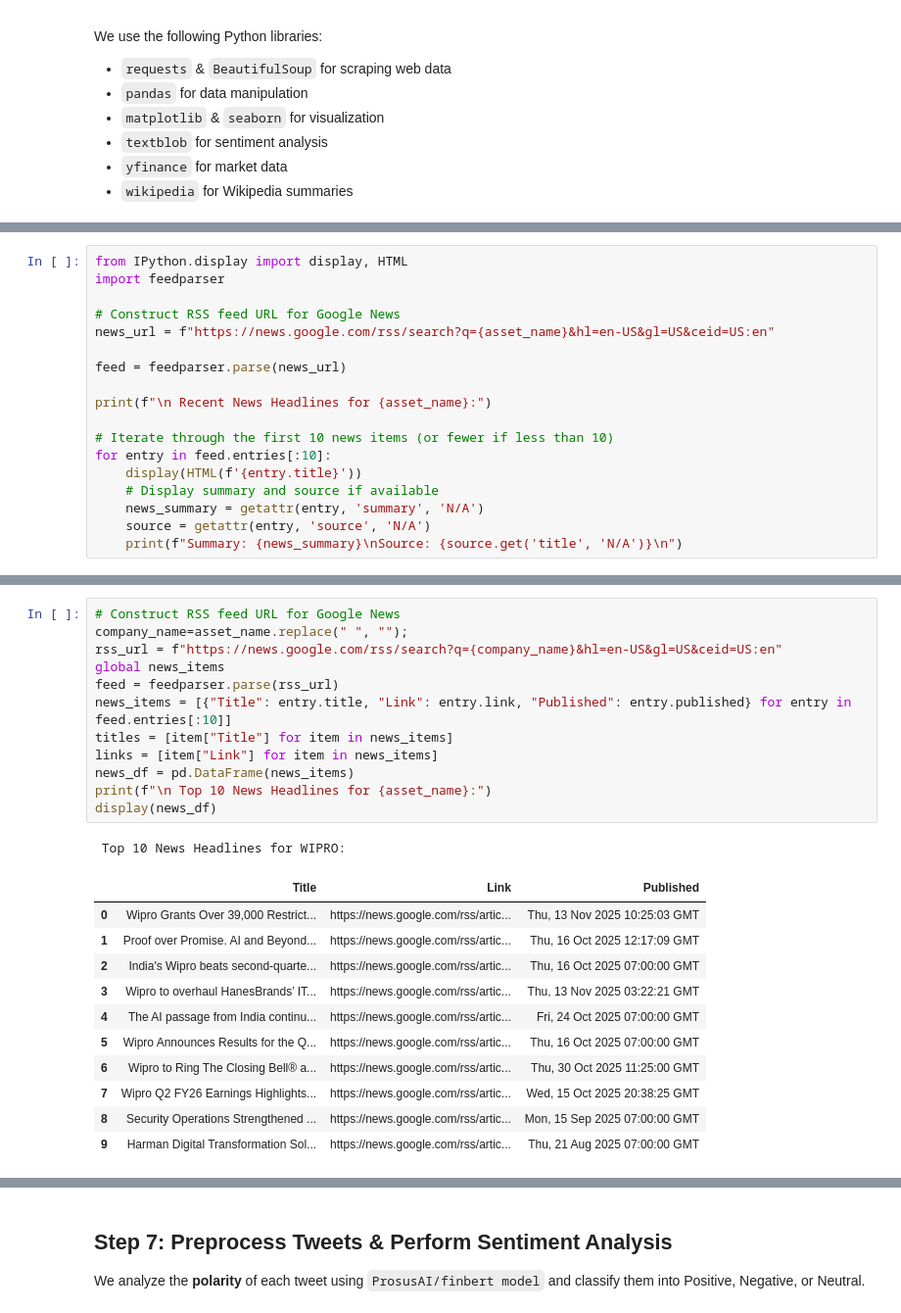
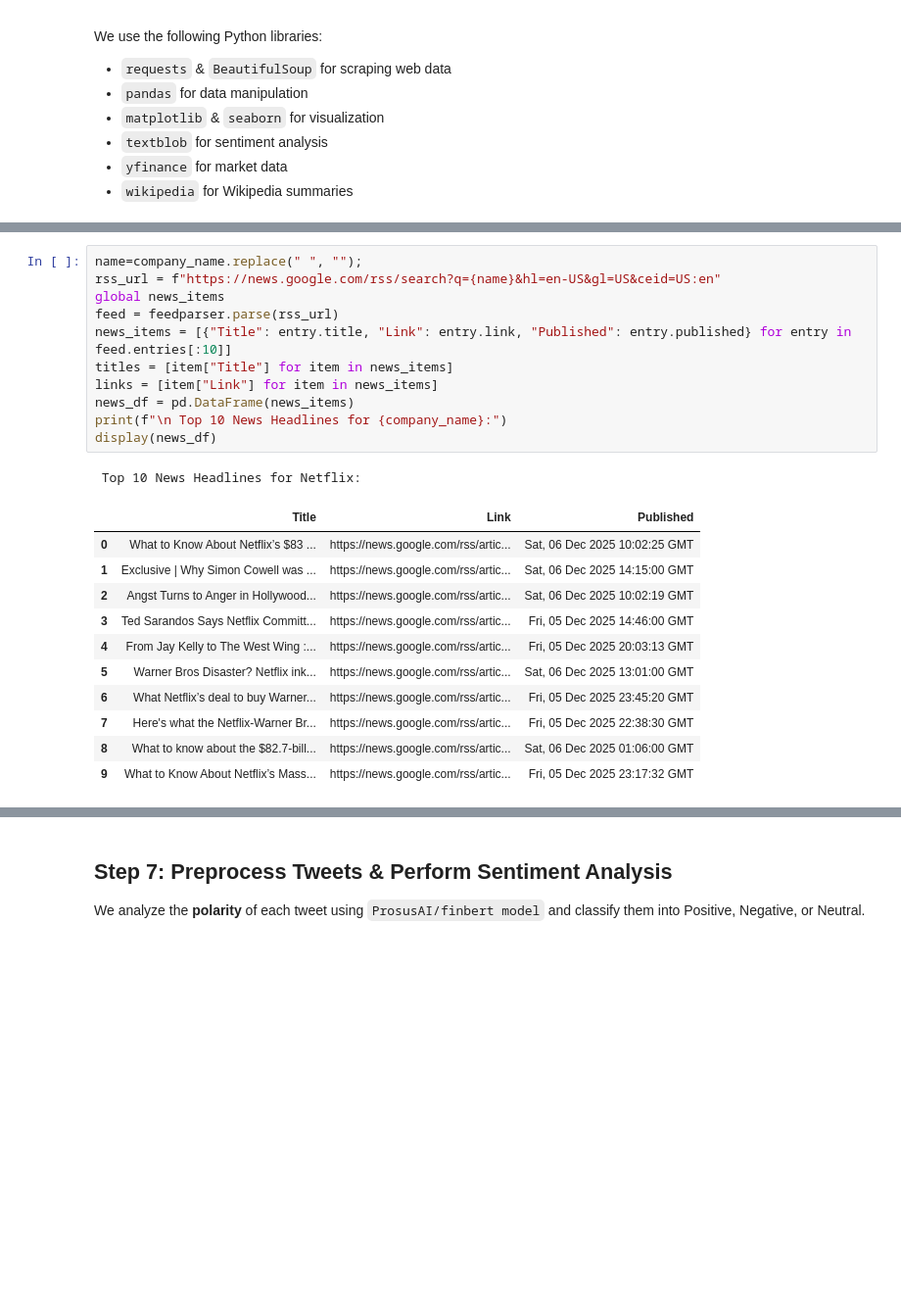
Before and after one commit to gopichandchalla16/infosys-internship-real-time-industry-insight-system, a Jupyter notebook: Project_Sprint1.ipynb, the cells around one changed output, grey strips where cells are left out. Shown at 98% size. Cells and saved outputs as stored; diff of their text form; blank space fills up the shorter version.

```diff
--- a/Project_Sprint1.ipynb
+++ b/Project_Sprint1.ipynb
@@ -206,18 +518,0 @@ except Exception as e:
-# %%
-from IPython.display import display, HTML
-import feedparser
-
-# Construct RSS feed URL for Google News
-news_url = f"https://news.google.com/rss/search?q={asset_name}&hl=en-US&gl=US&ceid=US:en"
-
-feed = feedparser.parse(news_url)
-
-print(f"\n Recent News Headlines for {asset_name}:")
-
-# Iterate through the first 10 news items (or fewer if less than 10)
-for entry in feed.entries[:10]:
-    display(HTML(f'{entry.title}'))
-    # Display summary and source if available
-    news_summary = getattr(entry, 'summary', 'N/A')
-    source = getattr(entry, 'source', 'N/A')
-    print(f"Summary: {news_summary}\nSource: {source.get('title', 'N/A')}\n")
@@ -246,25 +595,24 @@ We fetch **recent news headlines** about the asset using Google News RSS.
 # %%
-# Construct RSS feed URL for Google News
-company_name=asset_name.replace(" ", "");
-rss_url = f"https://news.google.com/rss/search?q={company_name}&hl=en-US&gl=US&ceid=US:en"
+name=company_name.replace(" ", "");
+rss_url = f"https://news.google.com/rss/search?q={name}&hl=en-US&gl=US&ceid=US:en"
 global news_items
 feed = feedparser.parse(rss_url)
 news_items = [{"Title": entry.title, "Link": entry.link, "Published": entry.published} for entry in feed.entries[:10]]
 titles = [item["Title"] for item in news_items]
 links = [item["Link"] for item in news_items]
 news_df = pd.DataFrame(news_items)
-print(f"\n Top 10 News Headlines for {asset_name}:")
+print(f"\n Top 10 News Headlines for {company_name}:")
 display(news_df)
 # %% [output]
- Top 10 News Headlines for WIPRO:
+ Top 10 News Headlines for Netflix:
 |  | Title | Link | Published |
-| 0 | Wipro Grants Over 39,000 Restrict... | https://news.google.com/rss/artic... | Thu, 13 Nov 2025 10:25:03 GMT |
-| 1 | Proof over Promise. AI and Beyond... | https://news.google.com/rss/artic... | Thu, 16 Oct 2025 12:17:09 GMT |
-| 2 | India's Wipro beats second-quarte... | https://news.google.com/rss/artic... | Thu, 16 Oct 2025 07:00:00 GMT |
-| 3 | Wipro to overhaul HanesBrands’ IT... | https://news.google.com/rss/artic... | Thu, 13 Nov 2025 03:22:21 GMT |
-| 4 | The AI passage from India continu... | https://news.google.com/rss/artic... | Fri, 24 Oct 2025 07:00:00 GMT |
-| 5 | Wipro Announces Results for the Q... | https://news.google.com/rss/artic... | Thu, 16 Oct 2025 07:00:00 GMT |
-| 6 | Wipro to Ring The Closing Bell® a... | https://news.google.com/rss/artic... | Thu, 30 Oct 2025 11:25:00 GMT |
-| 7 | Wipro Q2 FY26 Earnings Highlights... | https://news.google.com/rss/artic... | Wed, 15 Oct 2025 20:38:25 GMT |
-| 8 | Security Operations Strengthened ... | https://news.google.com/rss/artic... | Mon, 15 Sep 2025 07:00:00 GMT |
-| 9 | Harman Digital Transformation Sol... | https://news.google.com/rss/artic... | Thu, 21 Aug 2025 07:00:00 GMT |
+| 0 | What to Know About Netflix’s $83 ... | https://news.google.com/rss/artic... | Sat, 06 Dec 2025 10:02:25 GMT |
+| 1 | Exclusive | Why Simon Cowell was ... | https://news.google.com/rss/artic... | Sat, 06 Dec 2025 14:15:00 GMT |
+| 2 | Angst Turns to Anger in Hollywood... | https://news.google.com/rss/artic... | Sat, 06 Dec 2025 10:02:19 GMT |
+| 3 | Ted Sarandos Says Netflix Committ... | https://news.google.com/rss/artic... | Fri, 05 Dec 2025 14:46:00 GMT |
+| 4 | From Jay Kelly to The West Wing :... | https://news.google.com/rss/artic... | Fri, 05 Dec 2025 20:03:13 GMT |
+| 5 | Warner Bros Disaster? Netflix ink... | https://news.google.com/rss/artic... | Sat, 06 Dec 2025 13:01:00 GMT |
+| 6 | What Netflix’s deal to buy Warner... | https://news.google.com/rss/artic... | Fri, 05 Dec 2025 23:45:20 GMT |
+| 7 | Here's what the Netflix-Warner Br... | https://news.google.com/rss/artic... | Fri, 05 Dec 2025 22:38:30 GMT |
+| 8 | What to know about the $82.7-bill... | https://news.google.com/rss/artic... | Sat, 06 Dec 2025 01:06:00 GMT |
+| 9 | What to Know About Netflix’s Mass... | https://news.google.com/rss/artic... | Fri, 05 Dec 2025 23:17:32 GMT |
```
Also changed, not shown: parts of 35 cells of this notebook.
